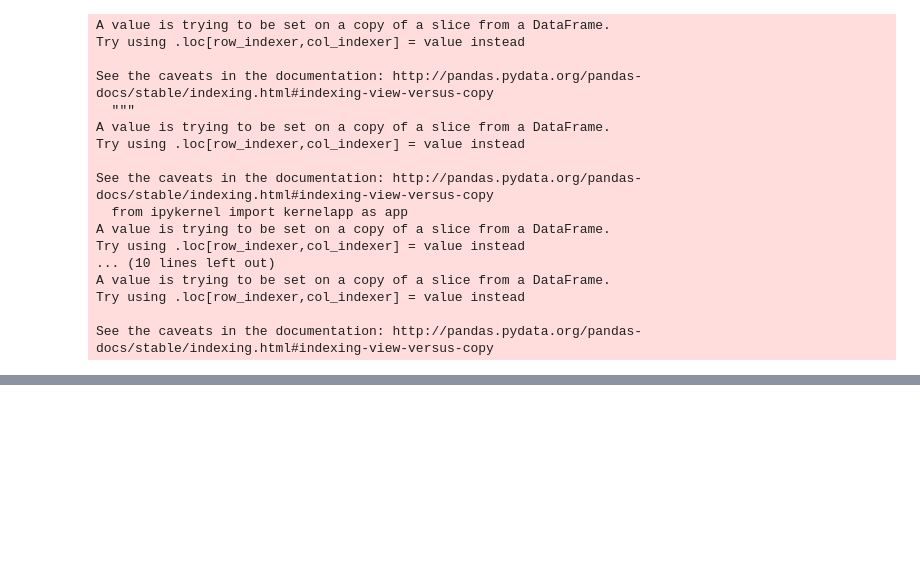
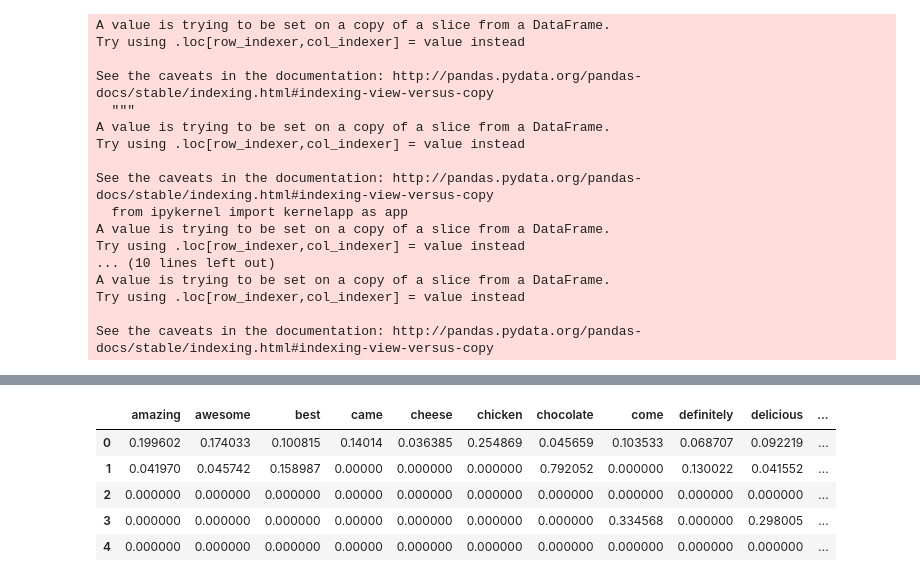
Before and after one commit to ellcrane/restaurant-closing-probability, a Jupyter notebook: notebooks/featurize.ipynb, the cells around one changed output, grey strips where cells are left out. Saved outputs shown, nothing was run; the diff lists cells and outputs as text; code cells hidden in the pictures; blank space fills up the shorter version.

```diff
--- a/notebooks/featurize.ipynb
+++ b/notebooks/featurize.ipynb
@@ -210,5 +211,3 @@ restaurants_with_stars = restaurants_with_stars.merge(review_series[2], how='lef
 restaurants_with_stars = restaurants_with_stars.rename({'text': 'one_star_review_text'}, axis='columns')
 
 restaurants_with_stars[['five_star_review_text', 'two_to_four_star_review_text', 'one_star_review_text']] = restaurants_with_stars[['five_star_review_text', 'two_to_four_star_review_text', 'one_star_review_text']].fillna("Empty")
-# %%
-restaurants_with_stars[['five_star_review_text', 'two_to_four_star_review_text', 'one_star_review_text']] = restaurants_with_stars[['five_star_review_text', 'two_to_four_star_review_text', 'one_star_review_text']].fillna("Empty")
@@ -226,0 +226,3 @@ pd.DataFrame(feature_matrix.toarray(), columns=tfidf_1.get_feature_names())
+# %%
+closed_restaurants = restaurants_with_stars[restaurants_with_stars['closed_on_google'] == True]
+open_restaurants = restaurants_with_stars[restaurants_with_stars['closed_on_google'] == False]
@@ -226,0 +244,5 @@ pd.DataFrame(feature_matrix.toarray(), columns=tfidf_1.get_feature_names())
+# %%
+tfidf_five_star_closed = TfidfVectorizer(stop_words='english', max_features=50)
+tfidf_five_star_closed.fit(closed_restaurants['five_star_review_text'])
+r_closed = tfidf_five_star_closed.transform(restaurants_with_stars['five_star_review_text'])
+r_closed_df = pd.DataFrame(r_closed.toarray(), columns=tfidf_five_star_closed.get_feature_names())
@@ -226,0 +254,9 @@ pd.DataFrame(feature_matrix.toarray(), columns=tfidf_1.get_feature_names())
+# %%
+r_closed_df.head()
+# %% [output]
+|  | amazing | awesome | best | came | cheese | chicken | chocolate | come | definitely | delicious | ... |
+| 0 | 0.199602 | 0.174033 | 0.100815 | 0.14014 | 0.036385 | 0.254869 | 0.045659 | 0.103533 | 0.068707 | 0.092219 | ... |
+| 1 | 0.041970 | 0.045742 | 0.158987 | 0.00000 | 0.000000 | 0.000000 | 0.792052 | 0.000000 | 0.130022 | 0.041552 | ... |
+| 2 | 0.000000 | 0.000000 | 0.000000 | 0.00000 | 0.000000 | 0.000000 | 0.000000 | 0.000000 | 0.000000 | 0.000000 | ... |
+| 3 | 0.000000 | 0.000000 | 0.000000 | 0.00000 | 0.000000 | 0.000000 | 0.000000 | 0.334568 | 0.000000 | 0.298005 | ... |
+| 4 | 0.000000 | 0.000000 | 0.000000 | 0.00000 | 0.000000 | 0.000000 | 0.000000 | 0.000000 | 0.000000 | 0.000000 | ... |
```
Also changed, not shown: parts of 8 cells of this notebook, 1 other file.
